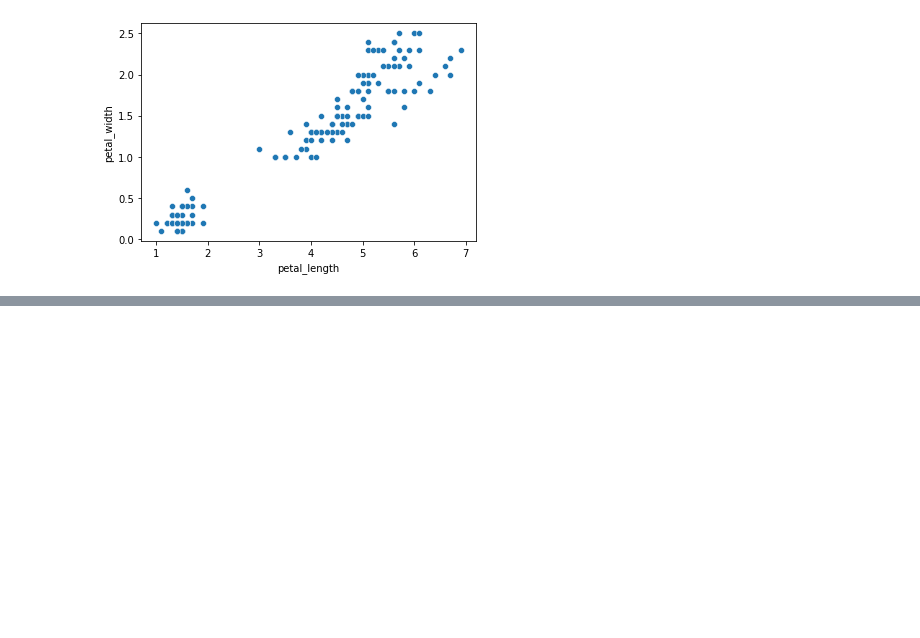
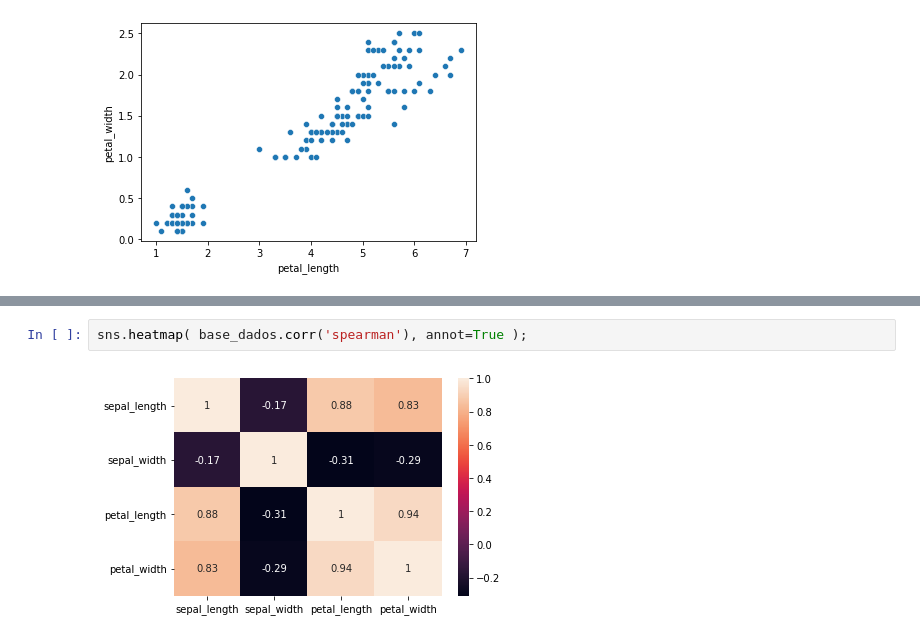
Before and after one commit to JardelSilva-86/Python-para-An-lise-de-Dados, a Jupyter notebook: Estatística_Descritiva.ipynb, the cells around one changed output, grey strips where cells are left out. Drawn from its saved outputs; the diff is of its cells as text; blank space fills up the shorter version.

```diff
--- a/Estatística_Descritiva.ipynb
+++ b/Estatística_Descritiva.ipynb
@@ -225,0 +238,4 @@ sns.scatterplot( data=base_dados, x='petal_length', y='petal_width');
+# %%
+sns.heatmap( base_dados.corr('spearman'), annot=True );
+# %% [output]
+[figure, added]
```
Also changed, not shown: parts of 3 cells of this notebook.
